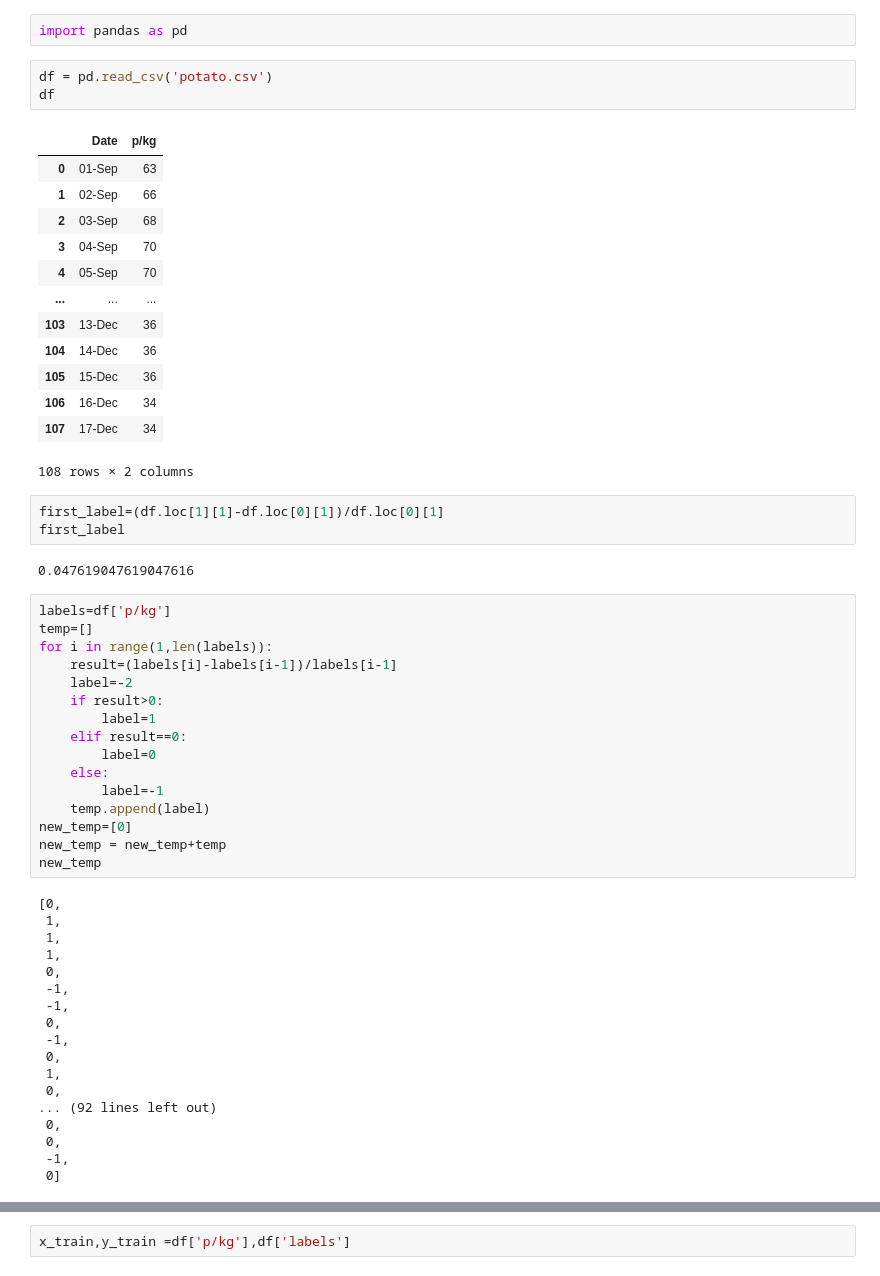
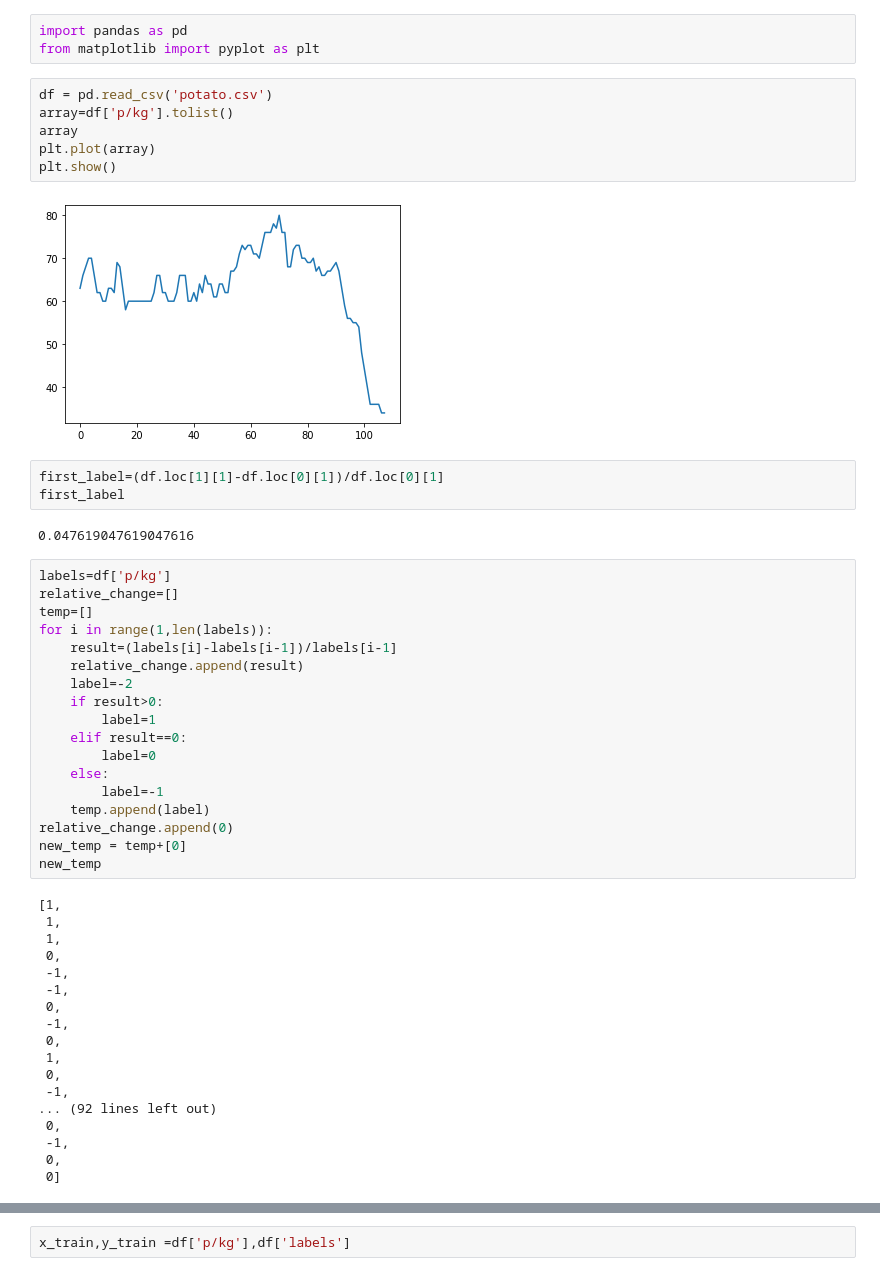
Before and after one commit to Nobody4591/Final-year-project, a Jupyter notebook: newfile.ipynb, the cells around one changed output, grey strips where cells are left out. Drawn from its saved outputs; the diff is of its cells as text.

```diff
--- a/newfile.ipynb
+++ b/newfile.ipynb
@@ -1,22 +1,14 @@
 # %%
 import pandas as pd
+from matplotlib import pyplot as plt
 # %%
 df = pd.read_csv('potato.csv')
-df
+array=df['p/kg'].tolist()
+array
+plt.plot(array)
+plt.show()
 # %% [output]
-|  | Date | p/kg |
-| 0 | 01-Sep | 63 |
-| 1 | 02-Sep | 66 |
-| 2 | 03-Sep | 68 |
-| 3 | 04-Sep | 70 |
-| 4 | 05-Sep | 70 |
-| ... | ... | ... |
-| 103 | 13-Dec | 36 |
-| 104 | 14-Dec | 36 |
-| 105 | 15-Dec | 36 |
-| 106 | 16-Dec | 34 |
-| 107 | 17-Dec | 34 |
-108 rows × 2 columns
+[figure, added]
 # %%
 first_label=(df.loc[1][1]-df.loc[0][1])/df.loc[0][1]
 first_label
@@ -24,9 +16,11 @@ first_label
 0.047619047619047616
 # %%
 labels=df['p/kg']
+relative_change=[]
 temp=[]
 for i in range(1,len(labels)):
     result=(labels[i]-labels[i-1])/labels[i-1]
+    relative_change.append(result)
     label=-2
     if result>0:
         label=1
@@ -35,12 +29,11 @@ for i in range(1,len(labels)):
     else:
         label=-1
     temp.append(label)
-new_temp=[0]
-new_temp = new_temp+temp
+relative_change.append(0)
+new_temp = temp+[0]
 new_temp
 # %% [output]
-[0,
- 1,
+[1,
  1,
  1,
  0,
@@ -51,9 +44,10 @@ new_temp
  0,
  1,
  0,
+ -1,
 ... (92 lines left out)
  0,
+ -1,
  0,
- -1,
  0]
 # %%
```
Also changed, not shown: parts of 8 cells of this notebook, 2 other files.
